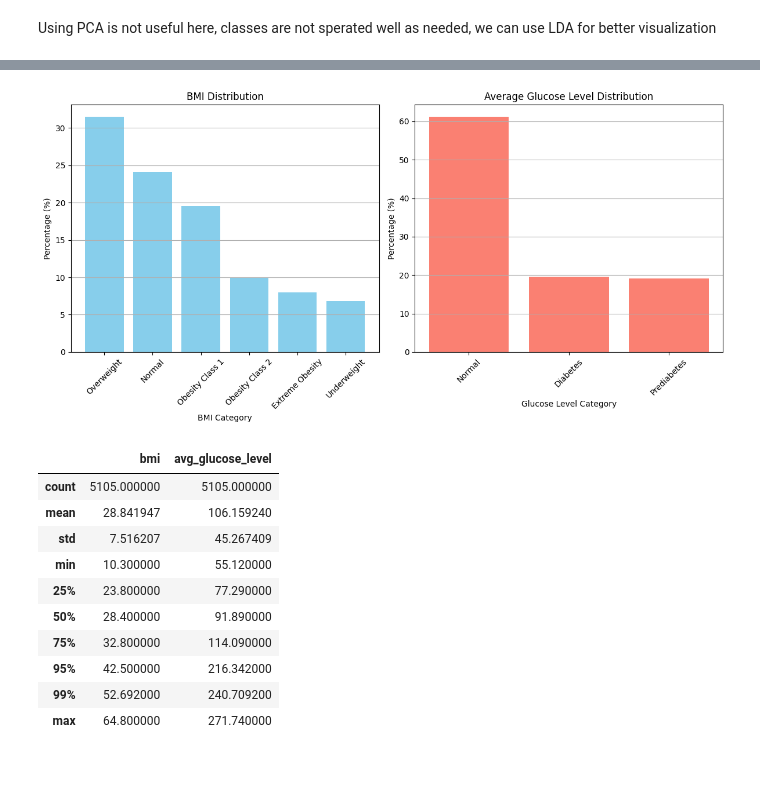
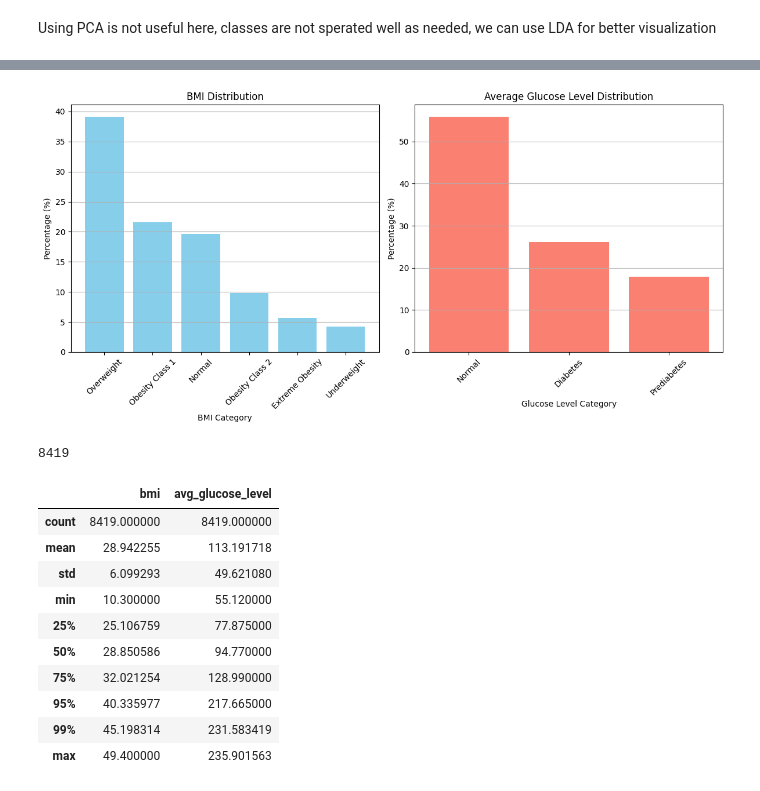
Before and after one commit to Mohamed-Ahmed-Esmat/Stroke-Detection, a Jupyter notebook: detection.ipynb, the cells around one changed output, grey strips where cells are left out. Saved outputs shown, nothing was run; the diff lists cells and outputs as text; code cells hidden in the pictures.

```diff
--- a/detection.ipynb
+++ b/detection.ipynb
@@ -198,0 +35,3 @@ plt.show()
+# %%
+df_encoded = pd.get_dummies(df_edit,columns=['gender','ever_married','work_type', 'Residence_type', 'smoking_status'], drop_first=False).astype(np.float64)
+df_encoded.head()
@@ -198,0 +104,31 @@ plt.show()
+# %%
+# Define thresholds for outliers
+bmi_mean, bmi_std = 29.3, 6.7
+glucose_mean, glucose_std = 116, 40
+
+bmi_lower, bmi_upper = bmi_mean - 3 * bmi_std, bmi_mean + 3 * bmi_std
+glucose_lower, glucose_upper = glucose_mean - 3 * glucose_std, glucose_mean + 3 * glucose_std
+
+print(f"BMI Outlier Range: Below {bmi_lower:.2f} or Above {bmi_upper:.2f}")
+print(f"Glucose Outlier Range: Below {glucose_lower:.2f} or Above {glucose_upper:.2f}")
+
+# Identify outliers for BMI and glucose levels
+bmi_outliers = df_resampled[(df_resampled['bmi'] <= bmi_lower) | (df_resampled['bmi'] >= bmi_upper)]
+glucose_outliers = df_resampled[(df_resampled['avg_glucose_level'] < glucose_lower) | (df_resampled['avg_glucose_level'] > glucose_upper)]
+
+# Count total outliers and stroke cases among them
+bmi_stroke_cases = bmi_outliers[bmi_outliers['stroke'] > 0].shape[0]
+glucose_stroke_cases = glucose_outliers[glucose_outliers['stroke'] > 0].shape[0]
+
+print(f"Total BMI Outliers: {bmi_outliers.shape[0]}, Stroke Cases: {bmi_stroke_cases}")
+print(f"Total Glucose Outliers: {glucose_outliers.shape[0]}, Stroke Cases: {glucose_stroke_cases}")
+
+df_cleaned_bmi = df_resampled[(df_resampled['bmi'] >= bmi_lower) & (df_resampled['bmi'] <= bmi_upper)]
+df_cleaned = df_cleaned_bmi[(df_cleaned_bmi['avg_glucose_level'] >= glucose_lower) & (df_cleaned_bmi['avg_glucose_level'] <= glucose_upper)]
+
+print()
+print(len(df_resampled), "length of resampled dataset")
+print("removing ", len(df_resampled) - len(df_cleaned), " outliers..")
+print(len(df_cleaned), " remaining after removing outliers")
+print(len(df_resampled[df_resampled['stroke'] == 1]), "in resampled dataset")
+print(len(df_cleaned[df_cleaned['stroke'] == 1]), "stroke cases reamining..")
@@ -363,54 +447,55 @@ df_edit = df_edit[df_edit['bmi'] < 65]
 # %%
 # let's plot avg glucose level and bmi if they are realistic according medical standards
 
-
-# Assuming df is your DataFrame
 # Define BMI categories
-bmi_categories = pd.cut(df_edit['bmi'], bins=[0, 18.5, 24.9, 29.9, 34.9, 39.9, float('inf')],
+bmi_categories = pd.cut(df_cleaned['bmi'], bins=[0, 18.5, 24.9, 29.9, 34.9, 39.9, float('inf')],
                         labels=['Underweight', 'Normal', 'Overweight', 'Obesity Class 1', 'Obesity Class 2', 'Extreme Obesity'])
 
 # Calculate BMI category percentages
 bmi_distribution = bmi_categories.value_counts(normalize=True) * 100
 
 # Define glucose level categories
-glucose_categories = pd.cut(df_edit['avg_glucose_level'], bins=[0, 100, 125, float('inf')],
+glucose_categories = pd.cut(df_cleaned['avg_glucose_level'], bins=[0, 100, 125, float('inf')],
                             labels=['Normal', 'Prediabetes', 'Diabetes'])
 
 # Calculate glucose level category percentages
 glucose_distribution = glucose_categories.value_counts(normalize=True) * 100
 
 # Plotting
 plt.figure(figsize=(12, 6))
 plt.subplot(1, 2, 1)
 plt.bar(bmi_distribution.index.astype(str), bmi_distribution.values, color='skyblue')
 plt.title('BMI Distribution')
 plt.xlabel('BMI Category')
 plt.ylabel('Percentage (%)')
 plt.xticks(rotation=45)
 plt.grid(axis='y')
 plt.subplot(1, 2, 2)
 plt.bar(glucose_distribution.index.astype(str), glucose_distribution.values, color='salmon')
 plt.title('Average Glucose Level Distribution')
 plt.xlabel('Glucose Level Category')
 plt.ylabel('Percentage (%)')
 plt.xticks(rotation=45)
 plt.grid(axis='y')
 plt.tight_layout()
 plt.show()
+
+print(len(df_cleaned))
 # %% [output]
-[figure, old version]
+[figure, new version]
+8419
 # %%
 #describe bmi and avg glucose level columns
-df_edit[['bmi', 'avg_glucose_level']].describe(percentiles=[.25, .5, .75, .95, .99])
+df_cleaned[['bmi', 'avg_glucose_level']].describe(percentiles=[.25, .5, .75, .95, .99])
 # %% [output]
 |  | bmi | avg_glucose_level |
-| count | 5105.000000 | 5105.000000 |
-| mean | 28.841947 | 106.159240 |
-| std | 7.516207 | 45.267409 |
+| count | 8419.000000 | 8419.000000 |
+| mean | 28.942255 | 113.191718 |
+| std | 6.099293 | 49.621080 |
 | min | 10.300000 | 55.120000 |
-| 25% | 23.800000 | 77.290000 |
-| 50% | 28.400000 | 91.890000 |
-| 75% | 32.800000 | 114.090000 |
-| 95% | 42.500000 | 216.342000 |
-| 99% | 52.692000 | 240.709200 |
-| max | 64.800000 | 271.740000 |
+| 25% | 25.106759 | 77.875000 |
+| 50% | 28.850586 | 94.770000 |
+| 75% | 32.021254 | 128.990000 |
+| 95% | 40.335977 | 217.665000 |
+| 99% | 45.198314 | 231.583419 |
+| max | 49.400000 | 235.901563 |
```
Also changed, not shown: parts of 66 cells of this notebook.
